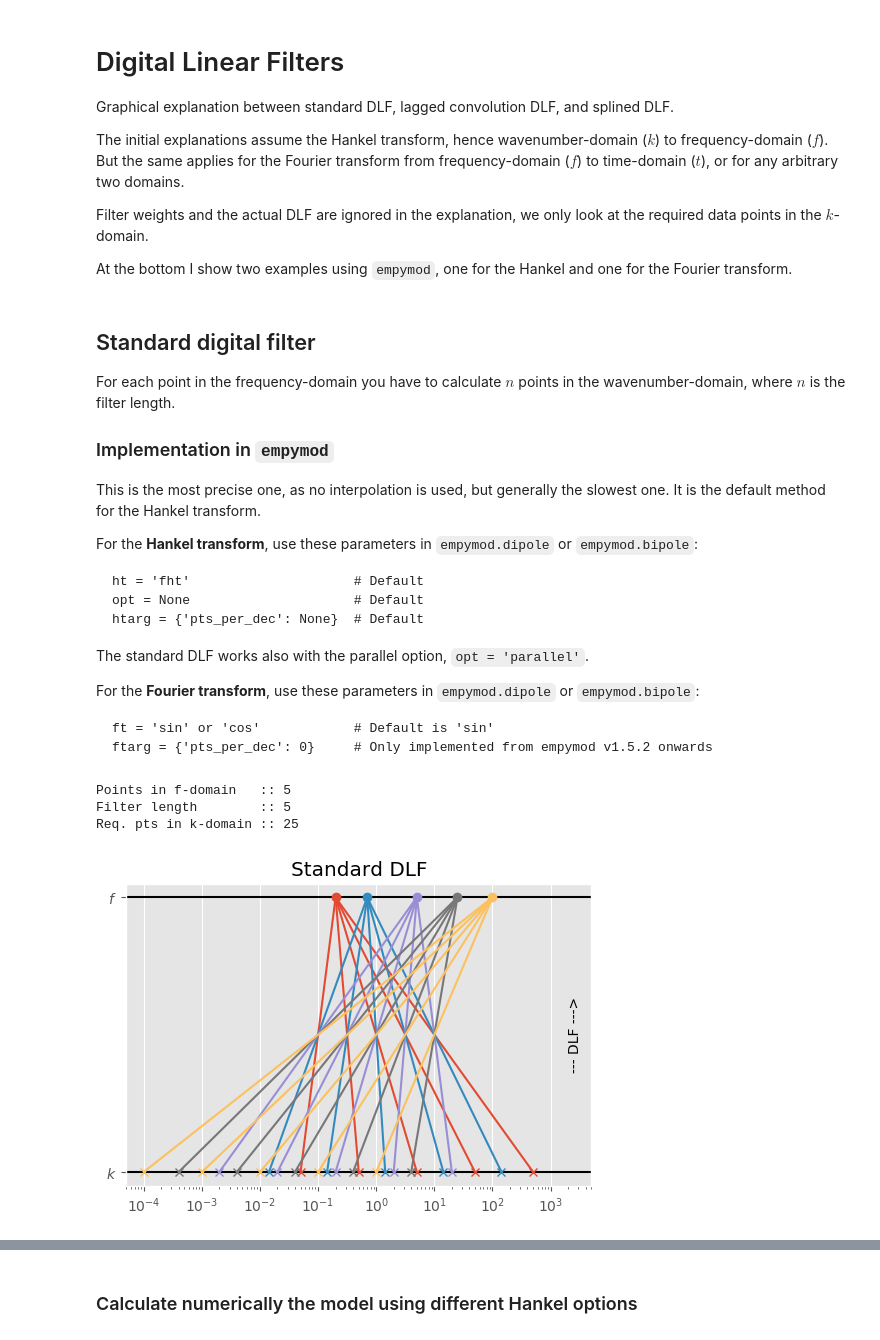
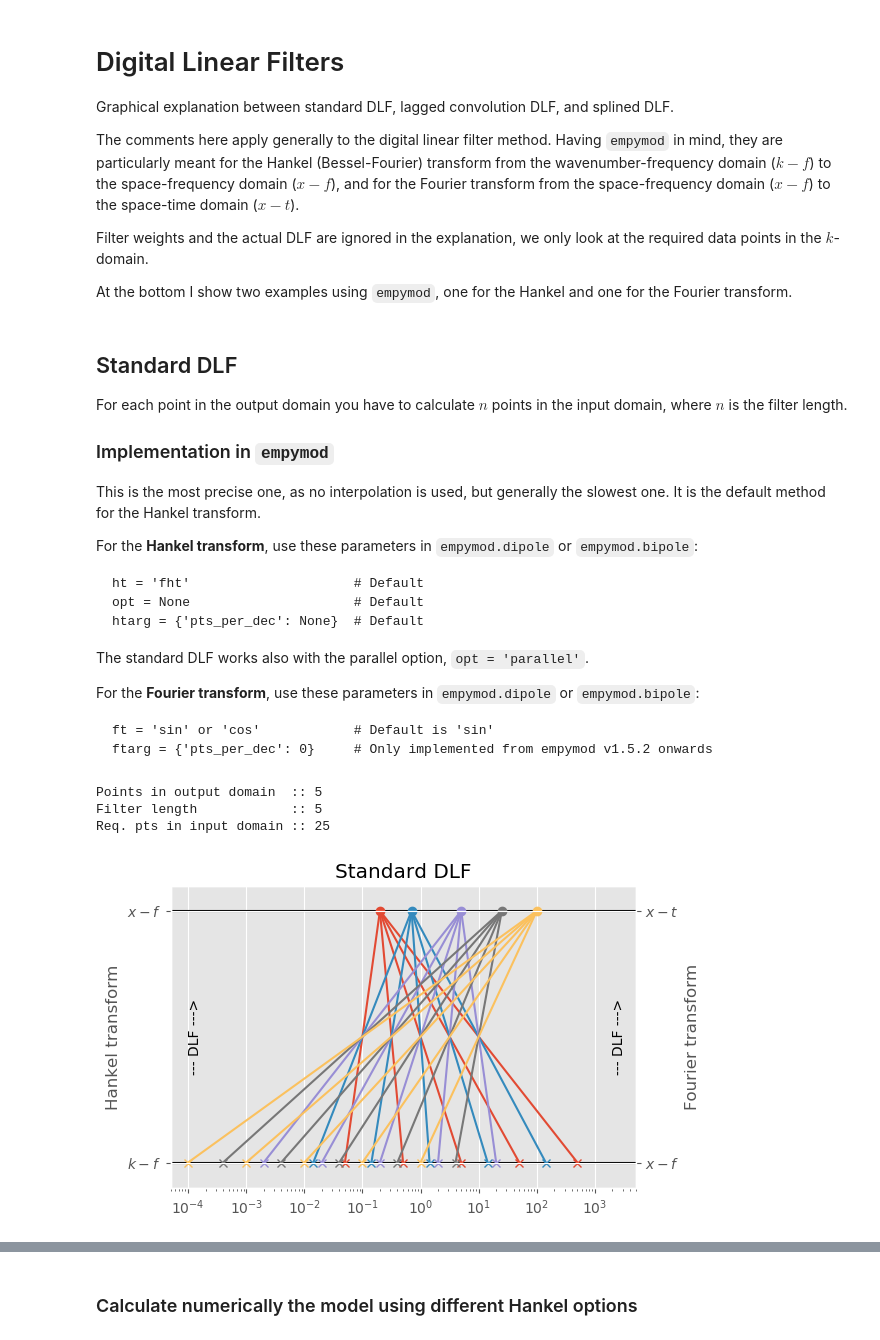
Before and after one commit to emsig/empymod-examples, a Jupyter notebook: 7a_DLF-Standard-Lagged-Splined.ipynb, the cells around one changed output, grey strips where cells are left out. Drawn from its saved outputs; the diff is of its cells as text; code cells hidden in the pictures.

Commit message:
Extend explanatory figures to Fourier

```diff
--- a/7a_DLF-Standard-Lagged-Splined.ipynb
+++ b/7a_DLF-Standard-Lagged-Splined.ipynb
@@ -3,7 +3,7 @@
 
 Graphical explanation between standard DLF, lagged convolution DLF, and splined DLF.
 
-The initial explanations assume the Hankel transform, hence wavenumber-domain ($k$) to frequency-domain ($f$). But the same applies for the Fourier transform from frequency-domain ($f$) to time-domain ($t$), or for any arbitrary two domains.
+The comments here apply generally to the digital linear filter method. Having `empymod` in mind, they are particularly meant for the Hankel (Bessel-Fourier) transform from the wavenumber-frequency domain ($k-f$) to the space-frequency domain ($x-f$), and for the Fourier transform from the space-frequency domain ($x-f$) to the space-time domain ($x-t$).
 
 Filter weights and the actual DLF are ignored in the explanation, we only look at the required data points in the $k$-domain.
 
@@ -20,15 +20,15 @@ from empymod import filters
 plt.style.use('ggplot')
 plt.rcParams['figure.dpi'] = 100
 # %%
-# Points in f-domain
-f = np.array([0.2, 0.7, 5, 25, 100])
+# Wanted points in the output domain (x-f or x-t domain)
+d_out = np.array([0.2, 0.7, 5, 25, 100])
 
 # Made-up filter base for explanatory purpose
 base = np.array([1e-2, 1e-1, 1e0, 1e1, 1e2])
 # %% [markdown]
-## Standard digital filter
+## Standard DLF
 
-For each point in the frequency-domain you have to calculate $n$ points in the wavenumber-domain, where $n$ is the filter length.
+For each point in the output domain you have to calculate $n$ points in the input domain, where $n$ is the filter length.
 
 ### Implementation in `empymod`
 
@@ -47,37 +47,49 @@ For the **Fourier transform**, use these parameters in `empymod.dipole` or `empy
     ft = 'sin' or 'cos'            # Default is 'sin'
     ftarg = {'pts_per_dec': 0}     # Only implemented from empymod v1.5.2 onwards
 # %%
-# Required points in the k-domain
-k = base/f[:,None]
+# Required points in the input domain (k-f or x-f domain)
+d_in = base/d_out[:,None]
 
 # Print information
-print('Points in f-domain   ::', f.size)
-print('Filter length        ::', base.size)
-print('Req. pts in k-domain ::', k.size)
+print('Points in output domain  ::', d_out.size)
+print('Filter length            ::', base.size)
+print('Req. pts in input domain ::', d_in.size)
 
 # Figure
 plt.figure()
 plt.title('Standard DLF')
 plt.hlines(1, 1e-5, 1e5)
 plt.hlines(0, 1e-5, 1e5)
 
-for i, val in enumerate(f):
-    for ii, ival in enumerate(k[i, :]):
+# Print scheme
+for i, val in enumerate(d_out):
+    for ii, ival in enumerate(d_in[i, :]):
         plt.plot(ival, 0, 'C'+str(i)+'x')
         plt.plot([ival, val], [0, 1], 'C'+str(i))
     plt.plot(val, 1, 'C'+str(i)+'o')
 
+plt.xscale('log')
+plt.xlim([5e-5, 5e3])
+
+# Annotations
 plt.text(2e3, 0.5, '--- DLF --->', rotation=90, va='center')
+plt.text(1e-4, 0.5, '--- DLF --->', rotation=90, va='center')
 
-plt.xscale('log')
-plt.yticks([0, 1], (r'$k$', r'$f$'))
-plt.xlim([5e-5, 5e3])
+plt.yticks([0, 1], (r'$k-f$', r'$x-f$'))
+plt.ylabel('Hankel transform')
+plt.ylim([-0.1, 1.1])
+
+plt.gca().twinx()
+plt.yticks([0, 1], (r'$x-f$', r'$x-t$'))
+plt.ylabel('Fourier transform')
+plt.ylim([-0.1, 1.1])
+
 plt.show()
 # %% [output]
-Points in f-domain   :: 5
-Filter length        :: 5
-Req. pts in k-domain :: 25
+Points in output domain  :: 5
+Filter length            :: 5
+Req. pts in input domain :: 25
-[figure, old version]
+[figure, new version]
 # %% [markdown]
 ## Lagged convolution DLF
 
```
Also changed, not shown: parts of 8 cells of this notebook.
